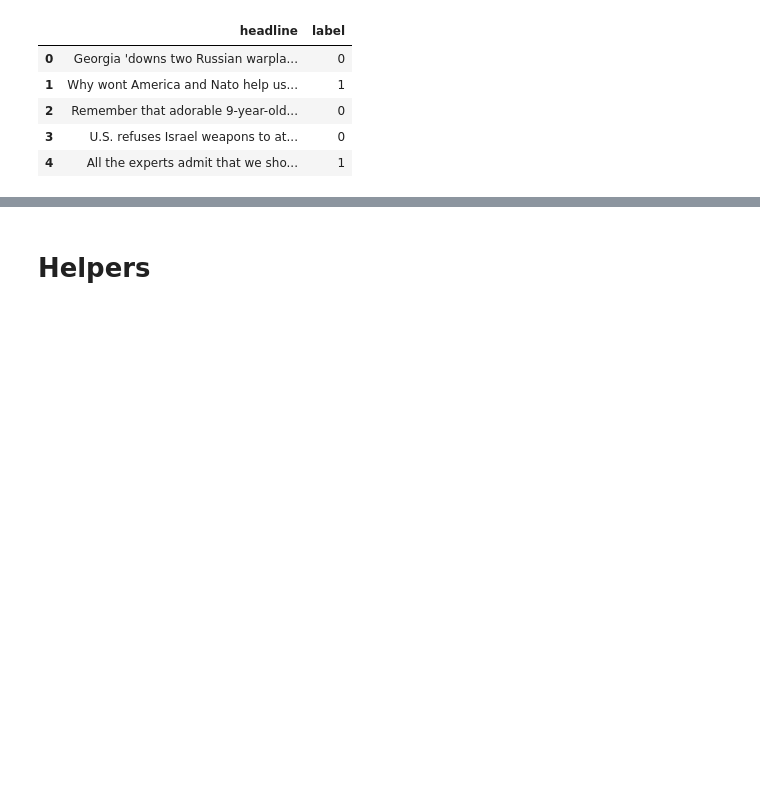
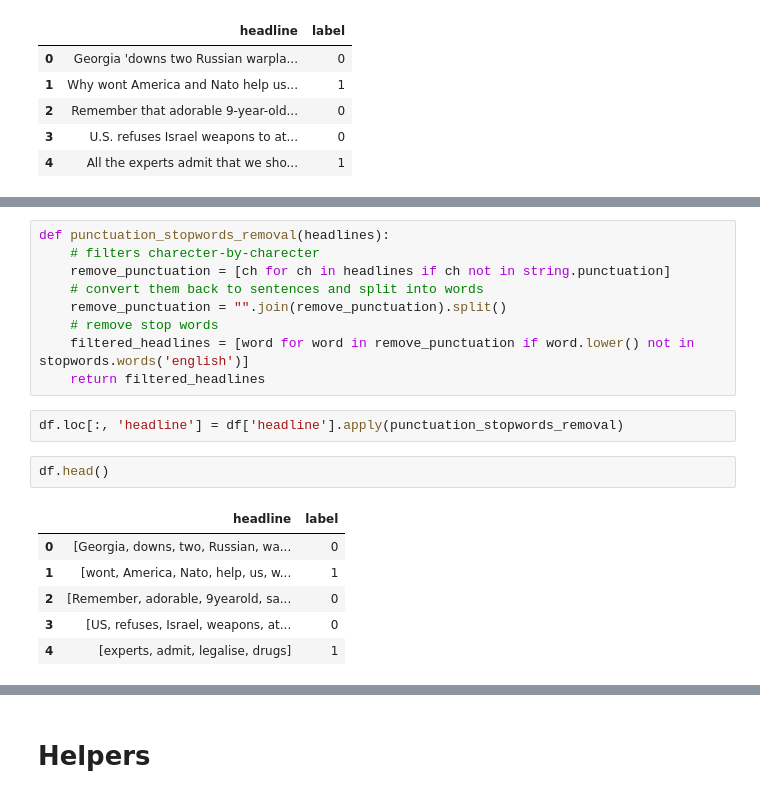
Before and after one commit to omier/NLP-final-project, a Jupyter notebook: NLP_Final_Project.ipynb, the cells around one changed output, grey strips where cells are left out. Saved outputs shown, nothing was run; the diff lists cells and outputs as text; blank space fills up the shorter version.

```diff
--- a/NLP_Final_Project.ipynb
+++ b/NLP_Final_Project.ipynb
@@ -70,0 +111,20 @@ MAX_LEN = max_len
+# %%
+def punctuation_stopwords_removal(headlines):
+    # filters charecter-by-charecter
+    remove_punctuation = [ch for ch in headlines if ch not in string.punctuation]
+    # convert them back to sentences and split into words
+    remove_punctuation = "".join(remove_punctuation).split()
+    # remove stop words
+    filtered_headlines = [word for word in remove_punctuation if word.lower() not in stopwords.words('english')]
+    return filtered_headlines
+# %%
+df.loc[:, 'headline'] = df['headline'].apply(punctuation_stopwords_removal)
+# %%
+df.head()
+# %% [output]
+|  | headline | label |
+| 0 | [Georgia, downs, two, Russian, wa... | 0 |
+| 1 | [wont, America, Nato, help, us, w... | 1 |
+| 2 | [Remember, adorable, 9yearold, sa... | 0 |
+| 3 | [US, refuses, Israel, weapons, at... | 0 |
+| 4 | [experts, admit, legalise, drugs] | 1 |
```
Also changed, not shown: parts of 60 cells of this notebook.
